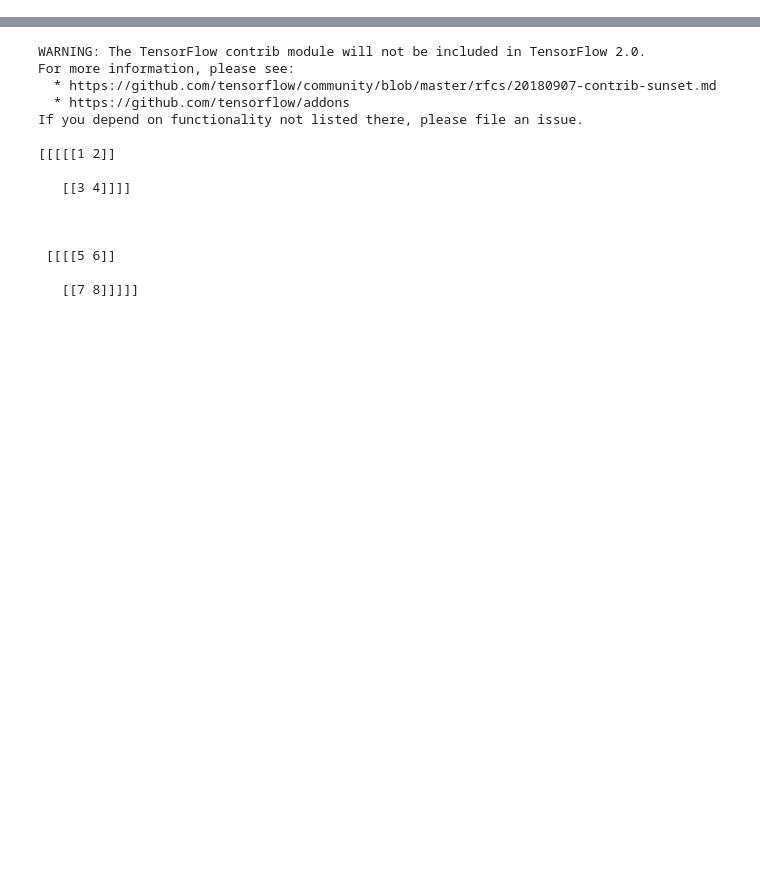
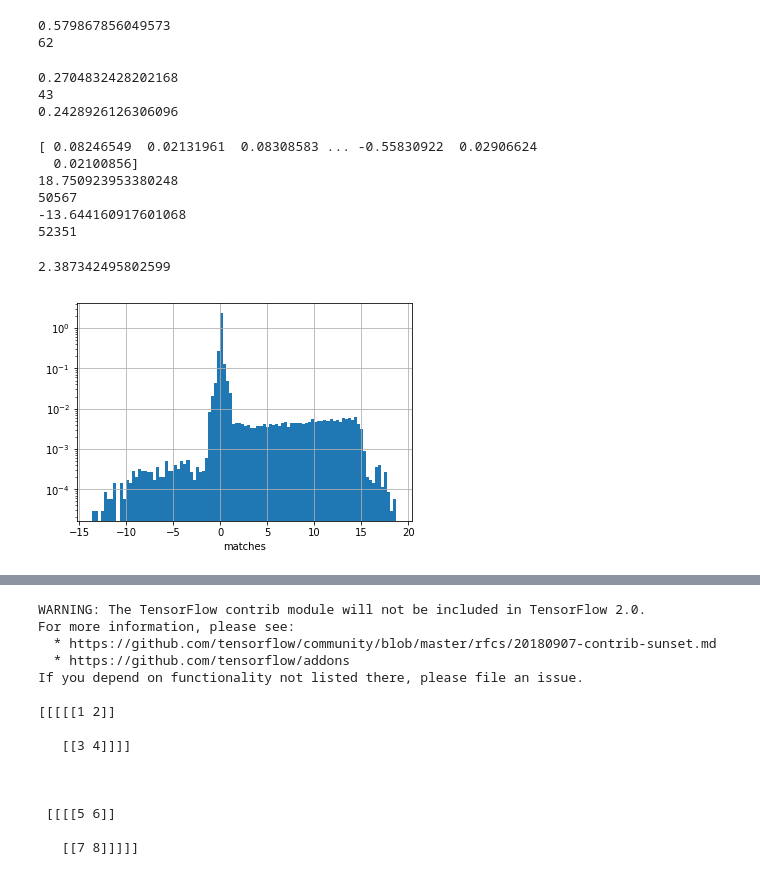
Before and after one commit to deeppavlov/h-elmo, a Jupyter notebook: main.ipynb, the cells around one changed output, grey strips where cells are left out. Cells and saved outputs as stored; diff of their text form; code cells hidden in the pictures; blank space fills up the shorter version.

Commit message:
finish pos correlation experiment

```diff
--- a/main.ipynb
+++ b/main.ipynb
@@ -9,0 +72,49 @@ with tf.device('/gpu:0'):
+# %%
+import pickle
+import numpy as np
+
+
+tmpl = '/media/anton/DATA/results/h-elmo/expres/resrnn/poscorr/4/9/corr/level1_1/NNS/{}.pickle'
+file_name = tmpl.format('correlations')
+with open(file_name, 'rb') as f:
+    corr = pickle.load(f)
+
+print(max(corr))
+print(np.argmax(corr))
+# %% [output]
+0.579867856049573
+62
+# %%
+relative = tmpl.format('correlations_relative_to_match_stddevs')
+with open(relative, 'rb') as f:
+    rel = pickle.load(f)
+
+print(max(rel))
+print(np.argmax(rel))
+print(rel[62])
+# %% [output]
+0.2704832428202168
+43
+0.2428926126306096
+# %%
+matches = tmpl.format('matches')
+with open(matches, 'rb') as f:
+    m = pickle.load(f)
+
+m62 = m[:, 62]
+print(m62)
+print(max(m62))
+print(np.argmax(m62))
+print(min(m62))
+print(np.argmin(m62))
+# %% [output]
+[ 0.08246549  0.02131961  0.08308583 ... -0.55830922  0.02906624
+  0.02100856]
+18.750923953380248
+50567
+-13.644160917601068
+52351
+# %%
+print(np.std(m62))
+# %% [output]
+2.387342495802599
@@ -9,0 +124,13 @@ with tf.device('/gpu:0'):
+# %%
+threshold = 0
+f1 = m62[m62 > threshold]
+f2 = m62[m62 <= -threshold]
+filtered = np.concatenate([f1, f2])
+plt.hist(filtered, bins=100, density=True)
+plt.grid()
+plt.yscale('log')
+plt.xlabel('matches')
+
+plt.show()
+# %% [output]
+[figure, added]
```
Also changed, not shown: parts of 25 cells of this notebook, 9 other files.
